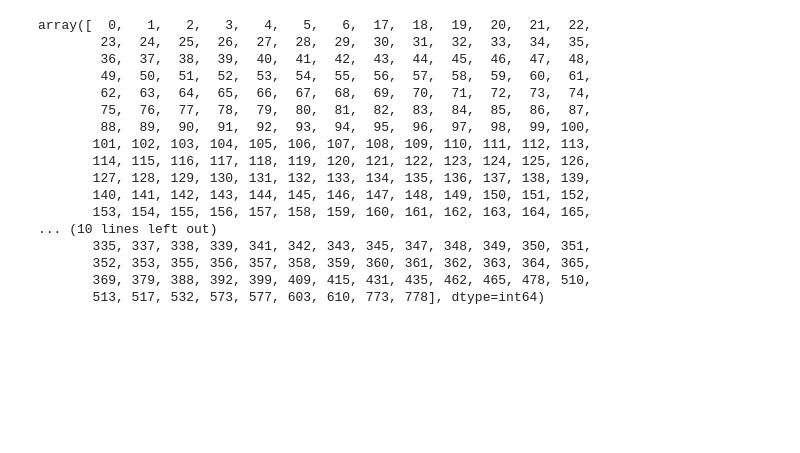
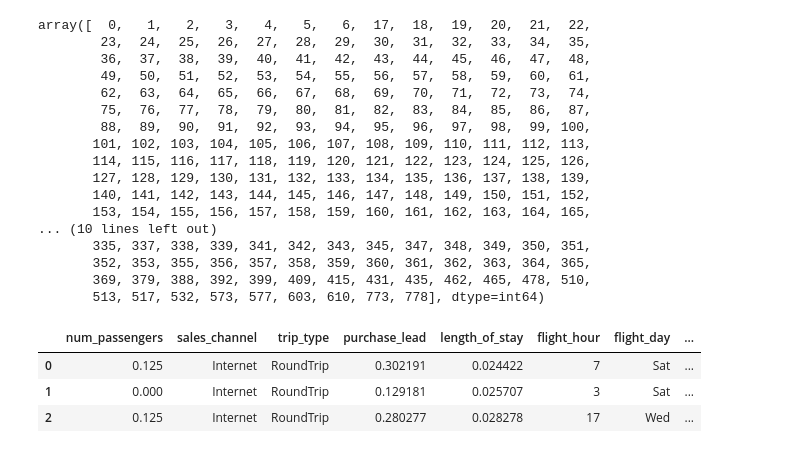
Before and after one commit to nug1209/British_Airways_Virtual-Experience, a Jupyter notebook: Task_2_Customer_Booking_Prediction.ipynb, the cells around one changed output. Cells and saved outputs as stored; diff of their text form; code cells hidden in the pictures; blank space fills up the shorter version.

```diff
--- a/Task_2_Customer_Booking_Prediction.ipynb
+++ b/Task_2_Customer_Booking_Prediction.ipynb
@@ -995,4 +995,11 @@ array([  0,   1,   2,   3,   4,   5,   6,  17,  18,  19,  20,  21,  22,
        352, 353, 355, 356, 357, 358, 359, 360, 361, 362, 363, 364, 365,
        369, 379, 388, 392, 399, 409, 415, 431, 435, 462, 465, 478, 510,
        513, 517, 532, 573, 577, 603, 610, 773, 778], dtype=int64)
+# %%
+df.head(3)
+# %% [output]
+|  | num_passengers | sales_channel | trip_type | purchase_lead | length_of_stay | flight_hour | flight_day | ... |
+| 0 | 0.125 | Internet | RoundTrip | 0.302191 | 0.024422 | 7 | Sat | ... |
+| 1 | 0.000 | Internet | RoundTrip | 0.129181 | 0.025707 | 3 | Sat | ... |
+| 2 | 0.125 | Internet | RoundTrip | 0.280277 | 0.028278 | 17 | Wed | ... |
 # %%
```
Also changed, not shown: parts of 2 cells of this notebook.
